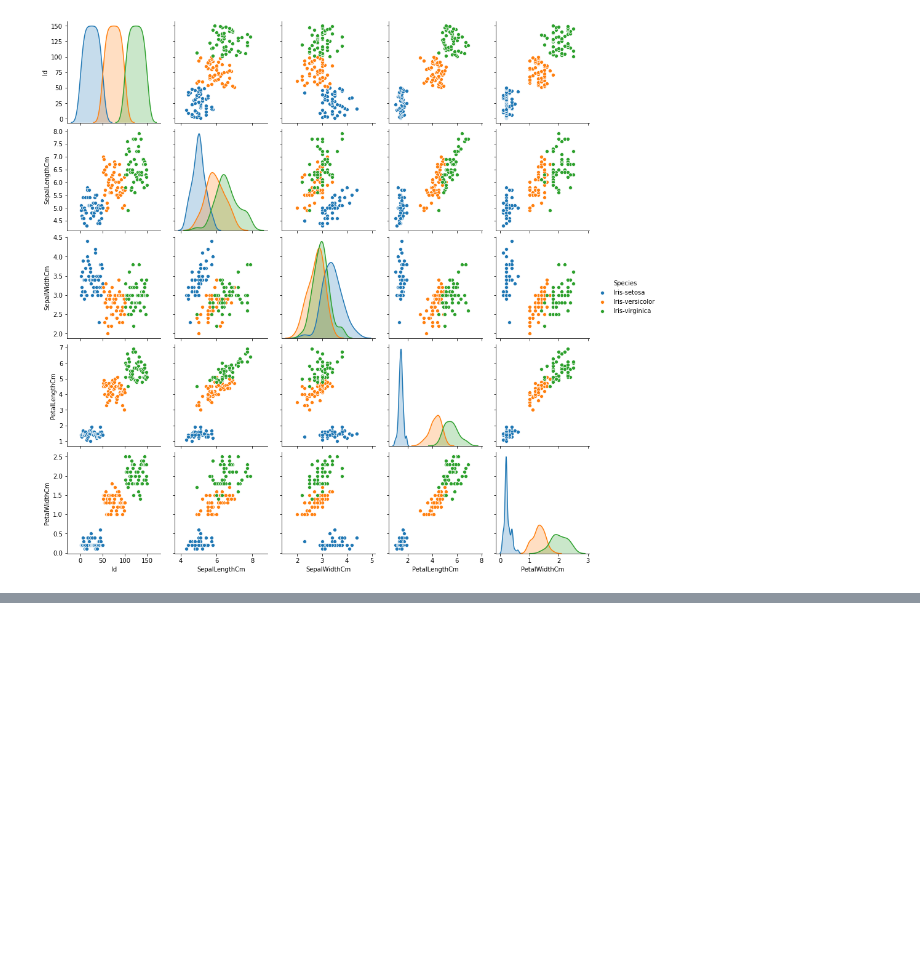
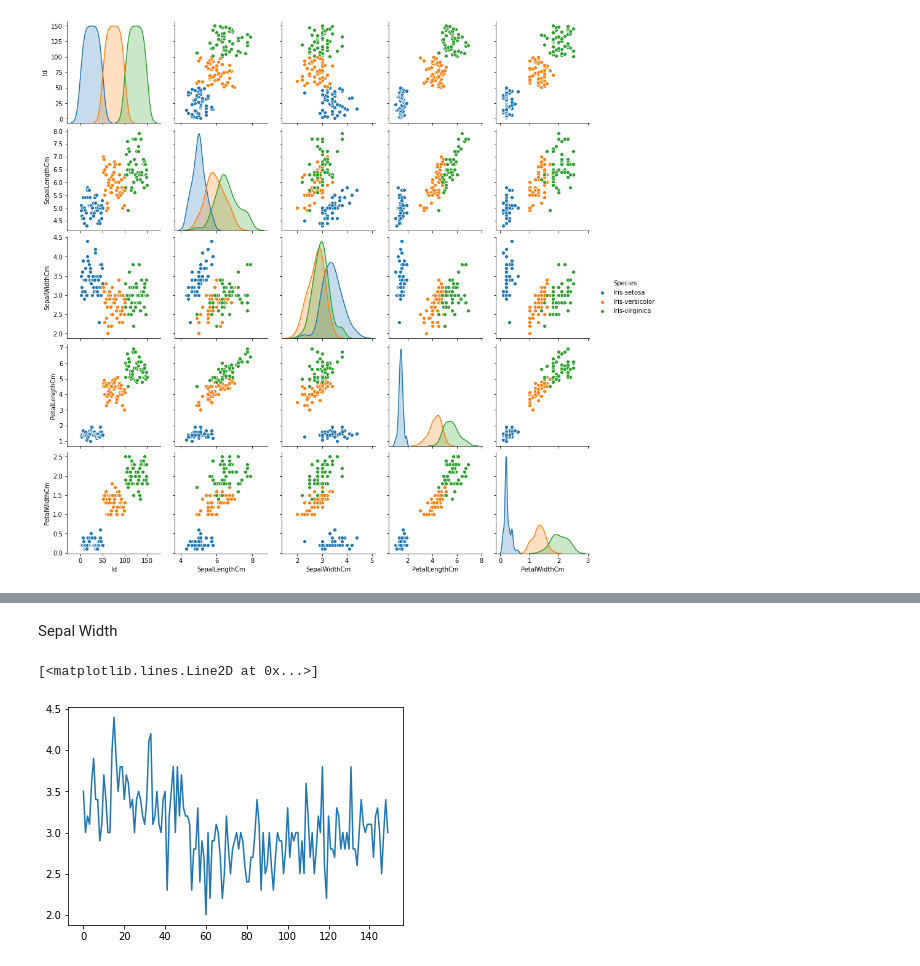
Before and after one commit to Crash-Bandicode/pandsProject2021, a Jupyter notebook: Untitled.ipynb, the cells around one changed output, grey strips where cells are left out. Saved outputs shown, nothing was run; the diff lists cells and outputs as text; code cells hidden in the pictures; blank space fills up the shorter version.

```diff
--- a/Untitled.ipynb
+++ b/Untitled.ipynb
@@ -65,0 +86,7 @@ Without going too deep into the implications of dimensional magnitudes in the re
+# %% [markdown]
+Sepal Width
+# %%
+plt.plot(df.SepalWidthCm)
+# %% [output]
+[<matplotlib.lines.Line2D at 0x...>]
+[figure, added]
```
Also changed, not shown: parts of 16 cells of this notebook.
